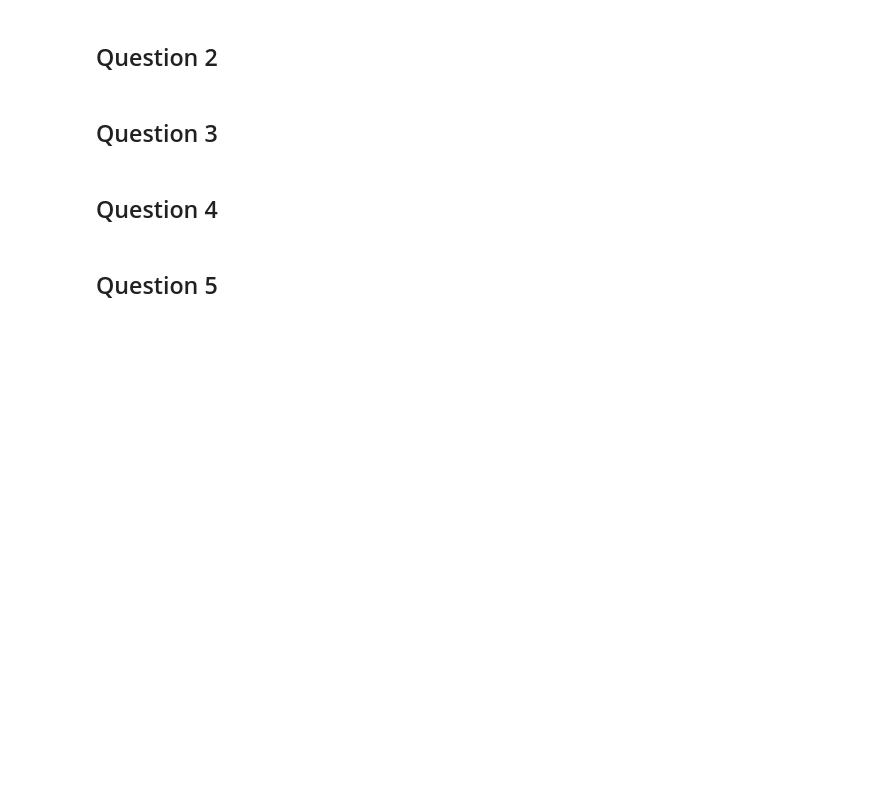
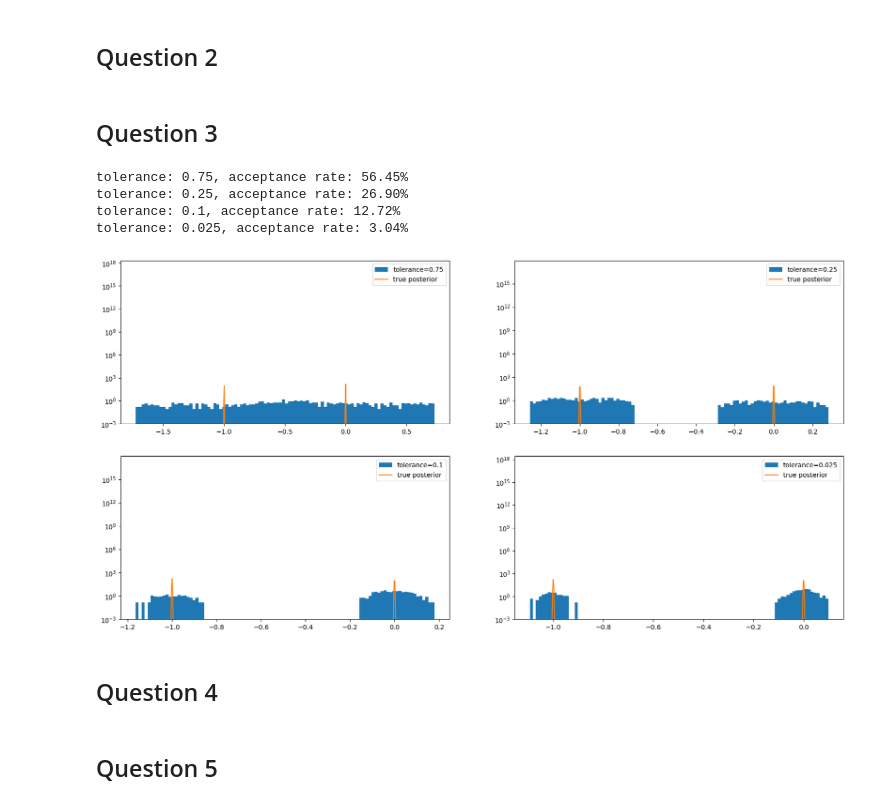
Before and after one commit to mismayil/math414-project, a Jupyter notebook: project.ipynb, the cells around one changed output. Drawn from its saved outputs; the diff is of its cells as text; code cells hidden in the pictures; blank space fills up the shorter version.

```diff
--- a/project.ipynb
+++ b/project.ipynb
@@ -142,6 +129,54 @@ plt.show()
 ## Question 2
 # %% [markdown]
 ## Question 3
+# %%
+from functools import partial
+
+def run_abc_mcmc(N, observed_data, proposal_dist_class, prior_dist, generate_data, compute_discrepancy, tolerance=0.1, theta_0=0):
+    sample = [theta_0]
+    num_tries = 0
+
+    while len(sample) < N:
+        num_tries += 1
+        proposal_dist = proposal_dist_class(sample[-1])
+        theta = proposal_dist.sample()
+        generated_data = generate_data(theta, len(observed_data))
+        if compute_discrepancy(observed_data, generated_data) < tolerance:
+            alpha = min(1, (prior_dist.pdf(theta) * proposal_dist.pdf(sample[-1])) / (prior_dist.pdf(sample[-1]) * proposal_dist.pdf(theta)))
+            prob = stats.uniform.rvs(0, 1)
+            if prob < alpha:
+                sample.append(theta)
+
+    return sample, N / num_tries
+
+class ExampleProposalDist(Distribution):
+    def __init__(self, theta, sigma):
+        self.theta = theta
+        self.sigma = sigma
+
+    def sample(self, size=None):
+        return stats.norm.rvs(self.theta, self.sigma, size=size)
+
+    def pdf(self, x):
+        return stats.norm.pdf(x, self.theta, self.sigma)
+
+q3_tolerance_samples = []
+proposal_dist_class = partial(ExampleProposalDist, sigma=np.sqrt(0.1))
+burn_in = 200
+
+for tolerance in tolerances:
+    sample, acceptance_rate = run_abc_mcmc(example_N+burn_in, observed_data, proposal_dist_class, prior_dist, generate_data, compute_example_discrepancy, tolerance)
+    print(f"tolerance: {tolerance}, acceptance rate: {acceptance_rate*100:.2f}%")
+    q3_tolerance_samples.append(sample[burn_in:])
+# %% [output]
+tolerance: 0.75, acceptance rate: 56.45%
+tolerance: 0.25, acceptance rate: 26.90%
+tolerance: 0.1, acceptance rate: 12.72%
+tolerance: 0.025, acceptance rate: 3.04%
+# %%
+plot_sample(q3_tolerance_samples, posterior_dist, tolerances)
+# %% [output]
+[figure, added]
 # %% [markdown]
 ## Question 4
 # %% [markdown]
```
Also changed, not shown: parts of 5 cells of this notebook.
